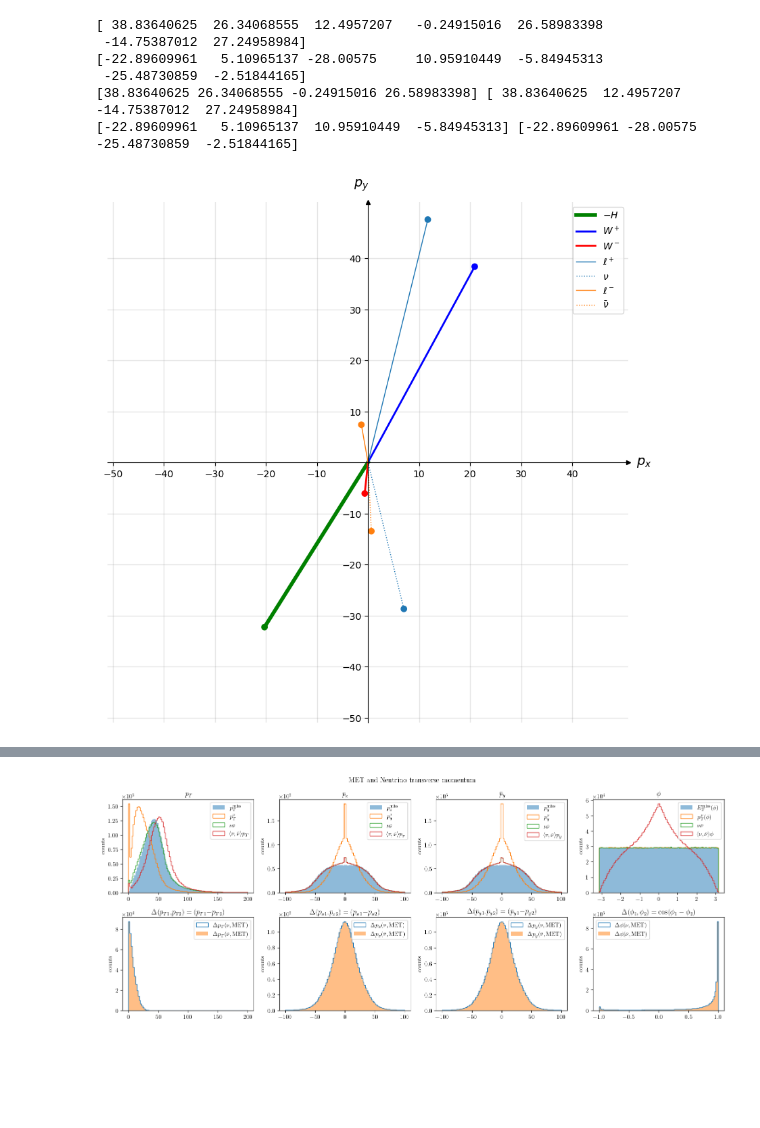
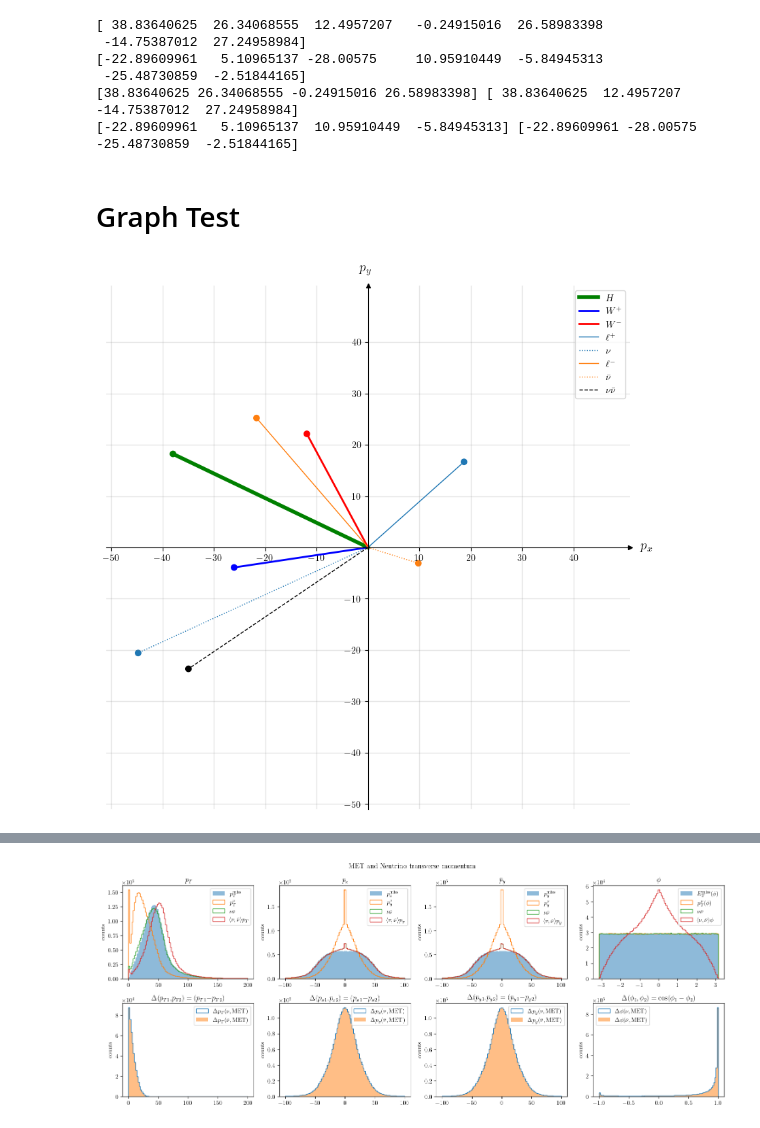
Before and after one commit to SiangYuan-Lin/Bell-Inequality-study, a Jupyter notebook: Rest_frame_reconstruction.ipynb, the cells around one changed output, grey strips where cells are left out. Drawn from its saved outputs; the diff is of its cells as text; code cells hidden in the pictures; blank space fills up the shorter version.

Commit message:
Neutrino weighting implementation

```diff
--- a/Rest_frame_reconstruction.ipynb
+++ b/Rest_frame_reconstruction.ipynb
@@ -110,6 +119,8 @@ print(ys[p],ys[m])
  -25.48730859  -2.51844165]
 [38.83640625 26.34068555 -0.24915016 26.58983398] [ 38.83640625  12.4957207  -14.75387012  27.24958984]
 [-22.89609961   5.10965137  10.95910449  -5.84945313] [-22.89609961 -28.00575    -25.48730859  -2.51844165]
+# %% [markdown]
+# Graph Test
 # %%
 # Enter x and y coordinates of points and colors
 #xs = [0, 2, -3, -1.5]
@@ -119,12 +130,12 @@ evtid = np.random.choice(len(NeutrinoP['px']))
 #ys = [NeutrinoP['py'][evtid],NeutrinoM['py'][evtid],MET['py'][evtid],LeptonP['py'][evtid],LeptonM['py'][evtid],diLepton['py'][evtid]]
 p = np.array([True,True ,False,True ,True ,False,False])
 m = np.array([True,False,True ,False,False,True ,True ])
-xs = np.array([-1*Higgs['px'][evtid],WBosonP['px'][evtid],WBosonM['px'][evtid],LeptonP['px'][evtid],NeutrinoP['px'][evtid],LeptonM['px'][evtid],NeutrinoM['px'][evtid]])#,MET['px'][evtid],,diLepton['px'][evtid]]
-ys = np.array([-1*Higgs['py'][evtid],WBosonP['py'][evtid],WBosonM['py'][evtid],LeptonP['py'][evtid],NeutrinoP['py'][evtid],LeptonM['py'][evtid],NeutrinoM['py'][evtid]])#,MET['px'][evtid],,diLepton['px'][evtid]]
-xy = [r'$-H$',r'$W^+$',r'$W^-$',r'$\ell^+$',r'$\nu$',r'$\ell^-$',r'$\bar\nu$']
-colors = ['g','b','r','C0','C0','C1','C1']
-lines = ['solid','solid','solid','solid','dotted','solid','dotted']
-weights = [4,2,2,1,1,1,1]
+xs = np.array([1*Higgs['px'][evtid],WBosonP['px'][evtid],WBosonM['px'][evtid],LeptonP['px'][evtid],NeutrinoP['px'][evtid],LeptonM['px'][evtid],NeutrinoM['px'][evtid],MET['px'][evtid]])#,MET['px'][evtid],,diLepton['px'][evtid]]
+ys = np.array([1*Higgs['py'][evtid],WBosonP['py'][evtid],WBosonM['py'][evtid],LeptonP['py'][evtid],NeutrinoP['py'][evtid],LeptonM['py'][evtid],NeutrinoM['py'][evtid],MET['py'][evtid]])#,MET['px'][evtid],,diLepton['px'][evtid]]
+xy = [r'$H$',r'$W^+$',r'$W^-$',r'$\ell^+$',r'$\nu$',r'$\ell^-$',r'$\bar\nu$',r'$\nu\bar{\nu}$']
+colors = ['g','b','r','C0','C0','C1','C1','k']
+lines = ['solid','solid','solid','solid','dotted','solid','dotted','dashed']
+weights = [4,2,2,1,1,1,1,1]
 # Select length of axes and the space between tick labels
 #xmin, xmax, ymin, ymax = -100, 100, -100, 100
 #R1 = max(np.abs(np.sum(xs[p])),np.abs(np.sum(xs[m])))
@@ -162,31 +173,31 @@ ax.spines['left'].set_position('zero')
 ax.spines['top'].set_visible(False)
 ax.spines['right'].set_visible(False)
 
 # Create 'x' and 'y' labels placed at the end of the axes
 ax.set_xlabel(r'$p_x$', size=14, labelpad=-24, x=1.03)
 ax.set_ylabel(r'$p_y$', size=14, labelpad=-21, y=1.02, rotation=0)
 
 # Create custom major ticks to determine position of tick labels
 x_ticks = np.arange(xmin, xmax, ticks_frequency)
 y_ticks = np.arange(ymin, ymax, ticks_frequency)
 
 # Create minor ticks placed at each integer to enable drawing of minor grid
 # lines: note that this has no effect in this example with ticks_frequency=1
 #ax.set_xticks(np.arange(xmin, xmax+1), minor=False)
 #ax.set_yticks(np.arange(ymin, ymax+1), minor=False)
 ax.set_xticks(x_ticks[x_ticks != 0])
 ax.set_yticks(y_ticks[y_ticks != 0])
 
 #ax.set_xticks()
 #ax.set_yticks()
 # Draw major and minor grid lines
 ax.grid(which='both', color='grey', linewidth=1, linestyle='-', alpha=0.2)
 
 # Draw arrows
 arrow_fmt = dict(markersize=4, color='black', clip_on=False)
 ax.plot((1), (0), marker='>', transform=ax.get_yaxis_transform(), **arrow_fmt)
 ax.plot((0), (1), marker='^', transform=ax.get_xaxis_transform(), **arrow_fmt)
 plt.legend()
 plt.show()
 # %% [output]
-[figure, old version]
+[figure, new version]
```
Also changed, not shown: parts of 52 cells of this notebook, 3 other files.
